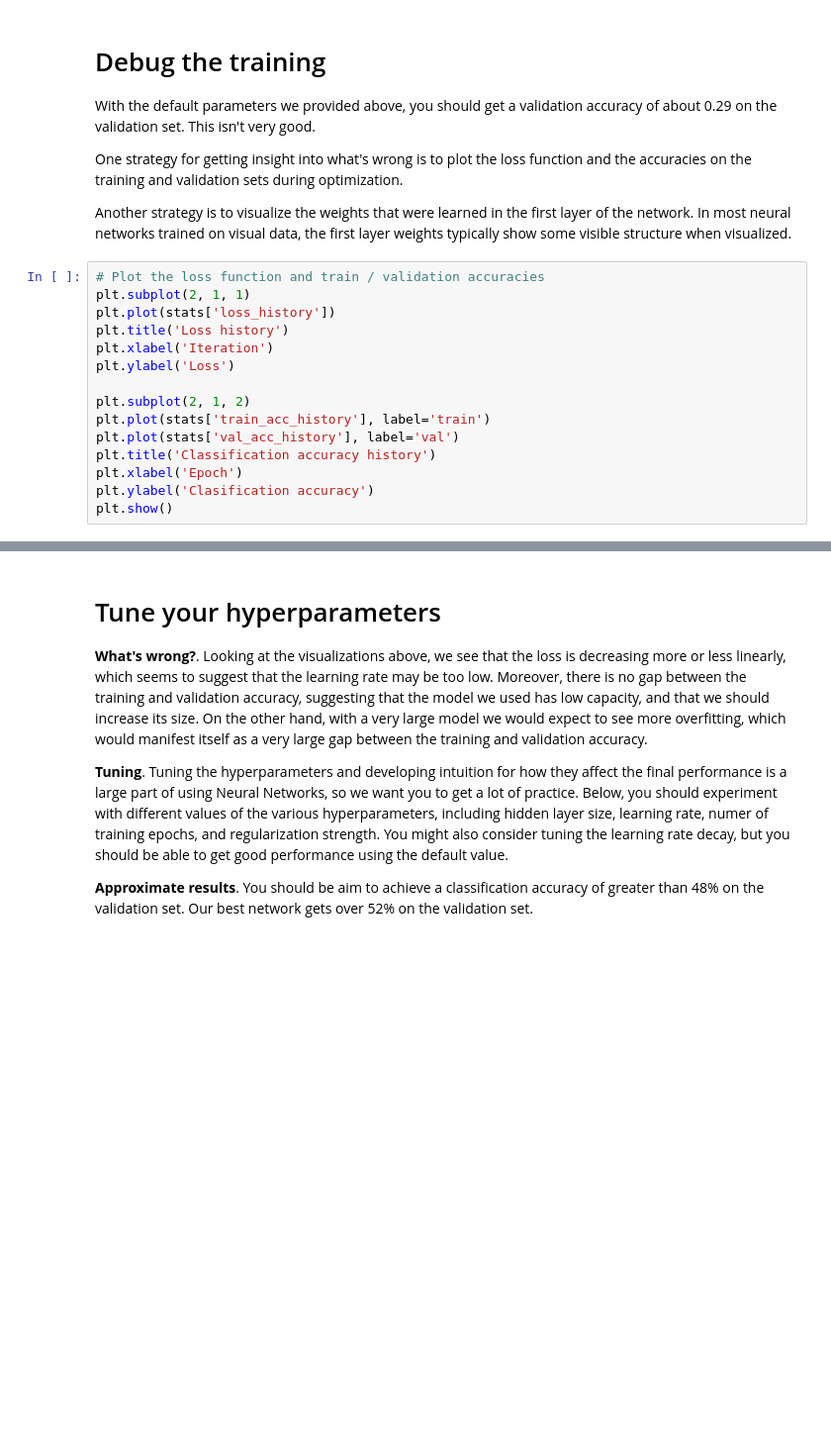
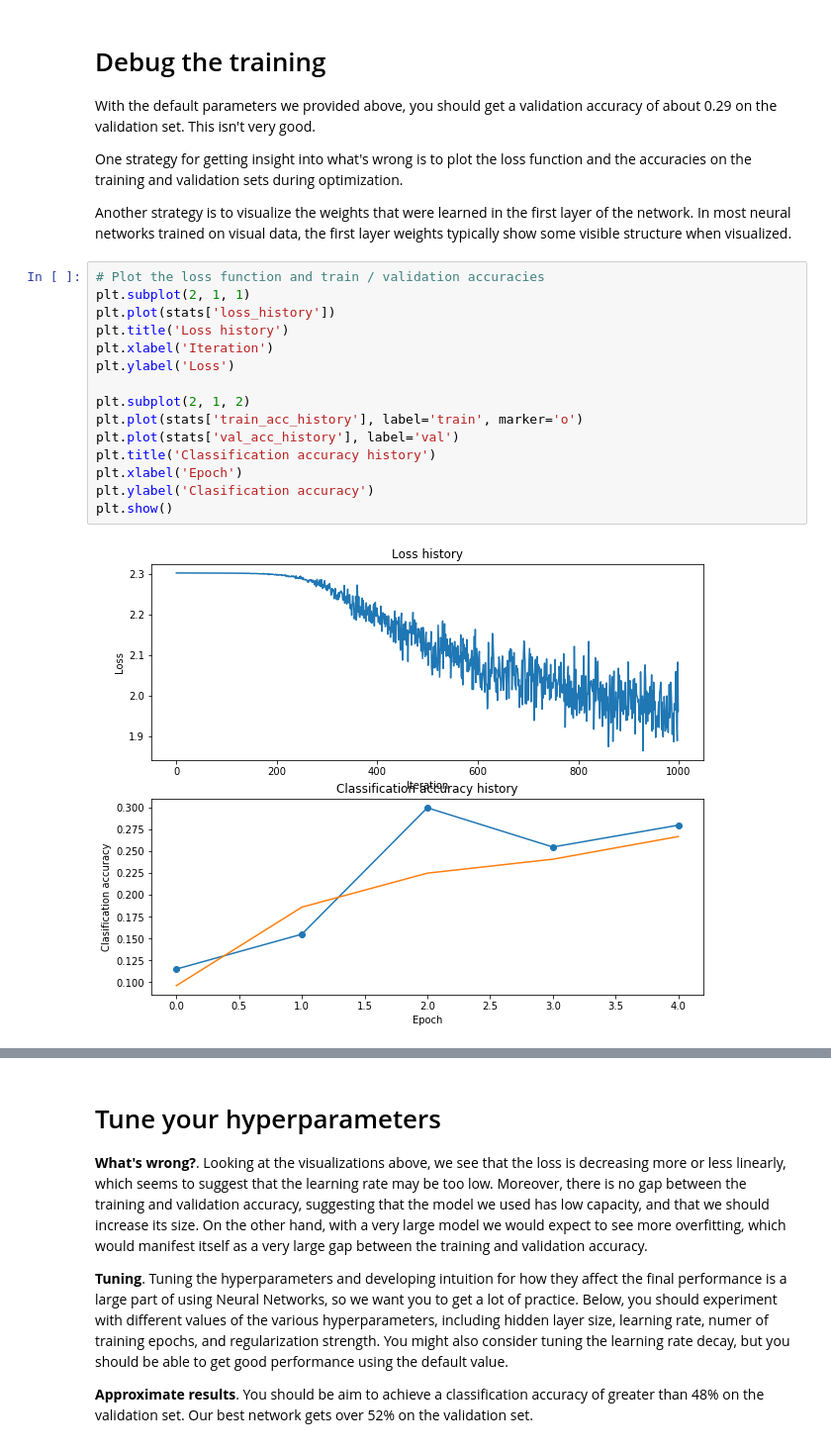
Before and after one commit to Lotass/cs231n, a Jupyter notebook: assignment1/two_layer_net.ipynb, the cells around one changed output, grey strips where cells are left out. Shown at 99% size. Cells and saved outputs as stored; diff of their text form; blank space fills up the shorter version.

```diff
--- a/assignment1/two_layer_net.ipynb
+++ b/assignment1/two_layer_net.ipynb
@@ -219,18 +241,20 @@ Another strategy is to visualize the weights that were learned in the first laye
 # %%
 # Plot the loss function and train / validation accuracies
 plt.subplot(2, 1, 1)
 plt.plot(stats['loss_history'])
 plt.title('Loss history')
 plt.xlabel('Iteration')
 plt.ylabel('Loss')
 
 plt.subplot(2, 1, 2)
-plt.plot(stats['train_acc_history'], label='train')
+plt.plot(stats['train_acc_history'], label='train', marker='o')
 plt.plot(stats['val_acc_history'], label='val')
 plt.title('Classification accuracy history')
 plt.xlabel('Epoch')
 plt.ylabel('Clasification accuracy')
 plt.show()
+# %% [output]
+[figure, added]
 # %%
 from cs231n.vis_utils import visualize_grid
 
```
Also changed, not shown: parts of 7 cells of this notebook, 1 other file.
